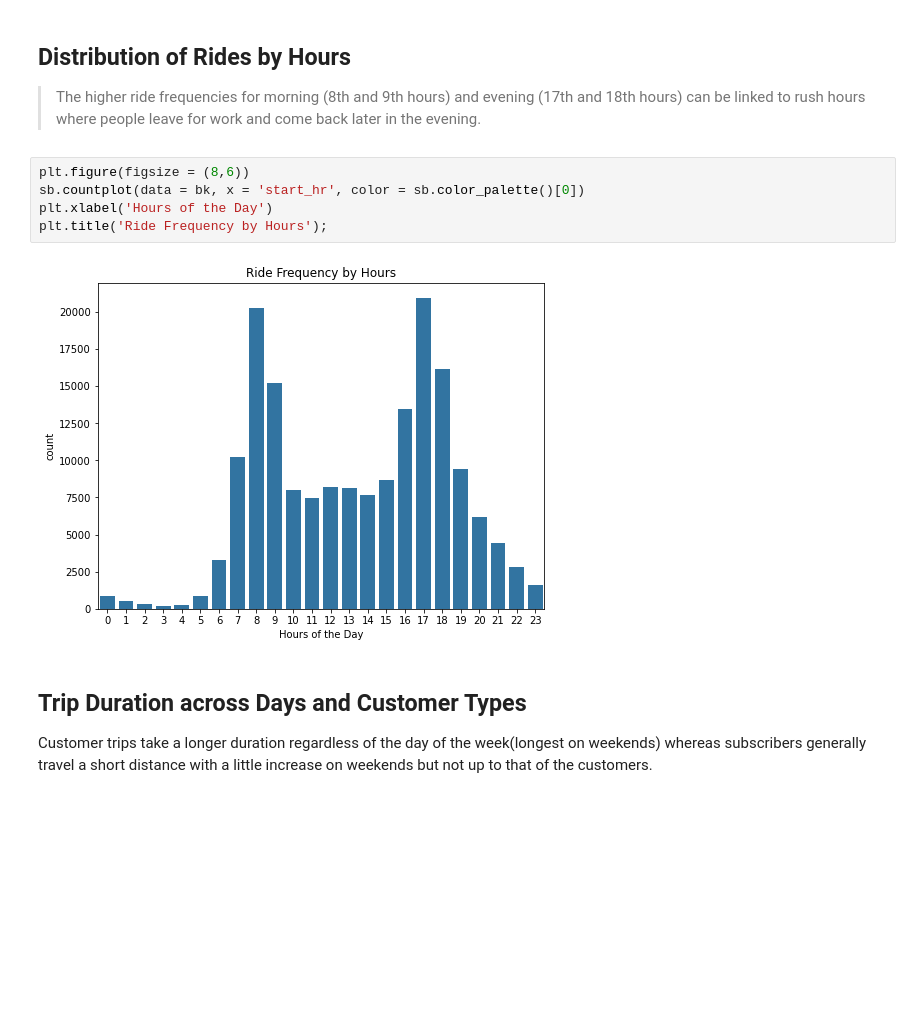
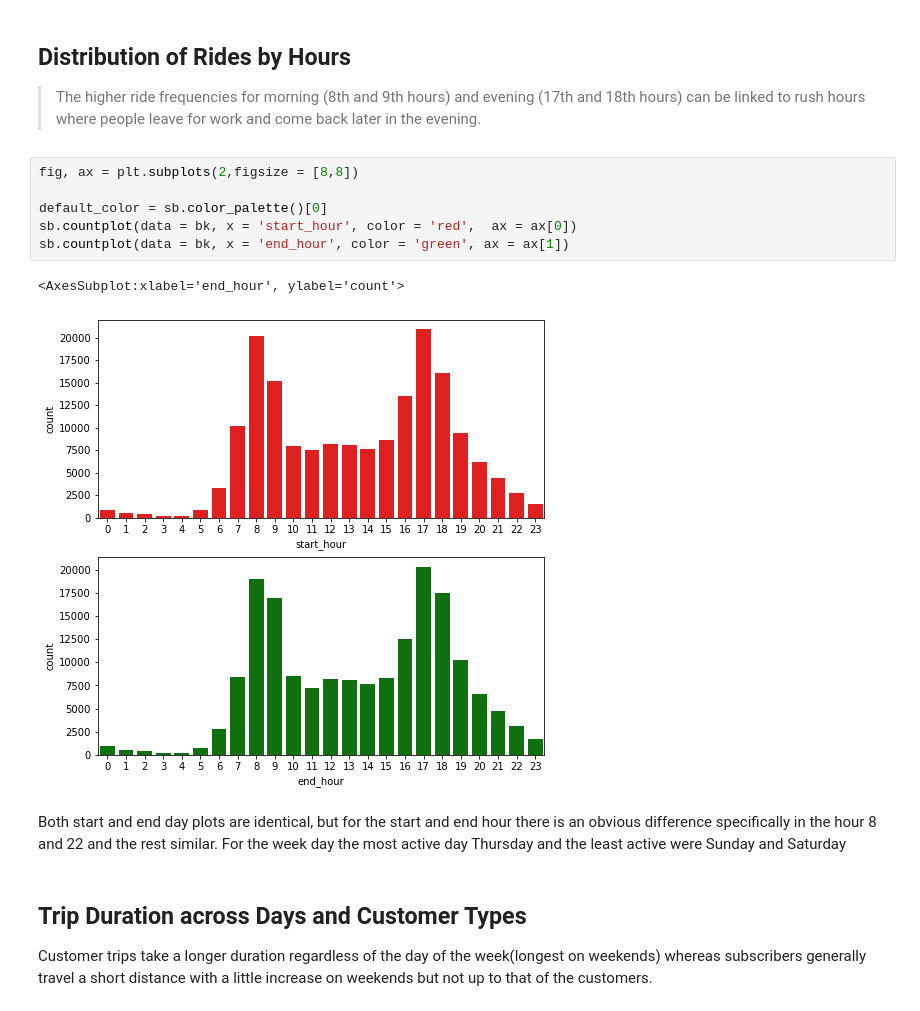
Before and after one commit to sammyosti/project-3-, a Jupyter notebook: Part_II_slide_deck_template.ipynb, the cells around one changed output. Drawn from its saved outputs; the diff is of its cells as text; blank space fills up the shorter version.

```diff
--- a/Part_II_slide_deck_template.ipynb
+++ b/Part_II_slide_deck_template.ipynb
@@ -79,13 +60,17 @@ plt.title('Ride Frequency by Days');
 ## Distribution of Rides by Hours
 
 > The higher ride frequencies for morning (8th and 9th hours) and evening (17th and 18th hours) can be linked to rush hours where people leave for work and come back later in the evening.
-# %%
-plt.figure(figsize = (8,6))
-sb.countplot(data = bk, x = 'start_hr', color = sb.color_palette()[0])
-plt.xlabel('Hours of the Day')
-plt.title('Ride Frequency by Hours');
-# %% [output]
-[figure, removed]
+# %%
+fig, ax = plt.subplots(2,figsize = [8,8])
+
+default_color = sb.color_palette()[0]
+sb.countplot(data = bk, x = 'start_hour', color = 'red',  ax = ax[0])
+sb.countplot(data = bk, x = 'end_hour', color = 'green', ax = ax[1])
+# %% [output]
+<AxesSubplot:xlabel='end_hour', ylabel='count'>
+[figure, added]
+# %% [markdown]
+Both start and end day plots are identical, but for the start and end hour there is an obvious difference specifically in the hour 8 and 22 and the rest similar. For the week day the most active day Thursday and the least active were Sunday and Saturday
 # %% [markdown]
 ## Trip Duration across Days and Customer Types
 
```
Also changed, not shown: parts of 16 cells of this notebook.
